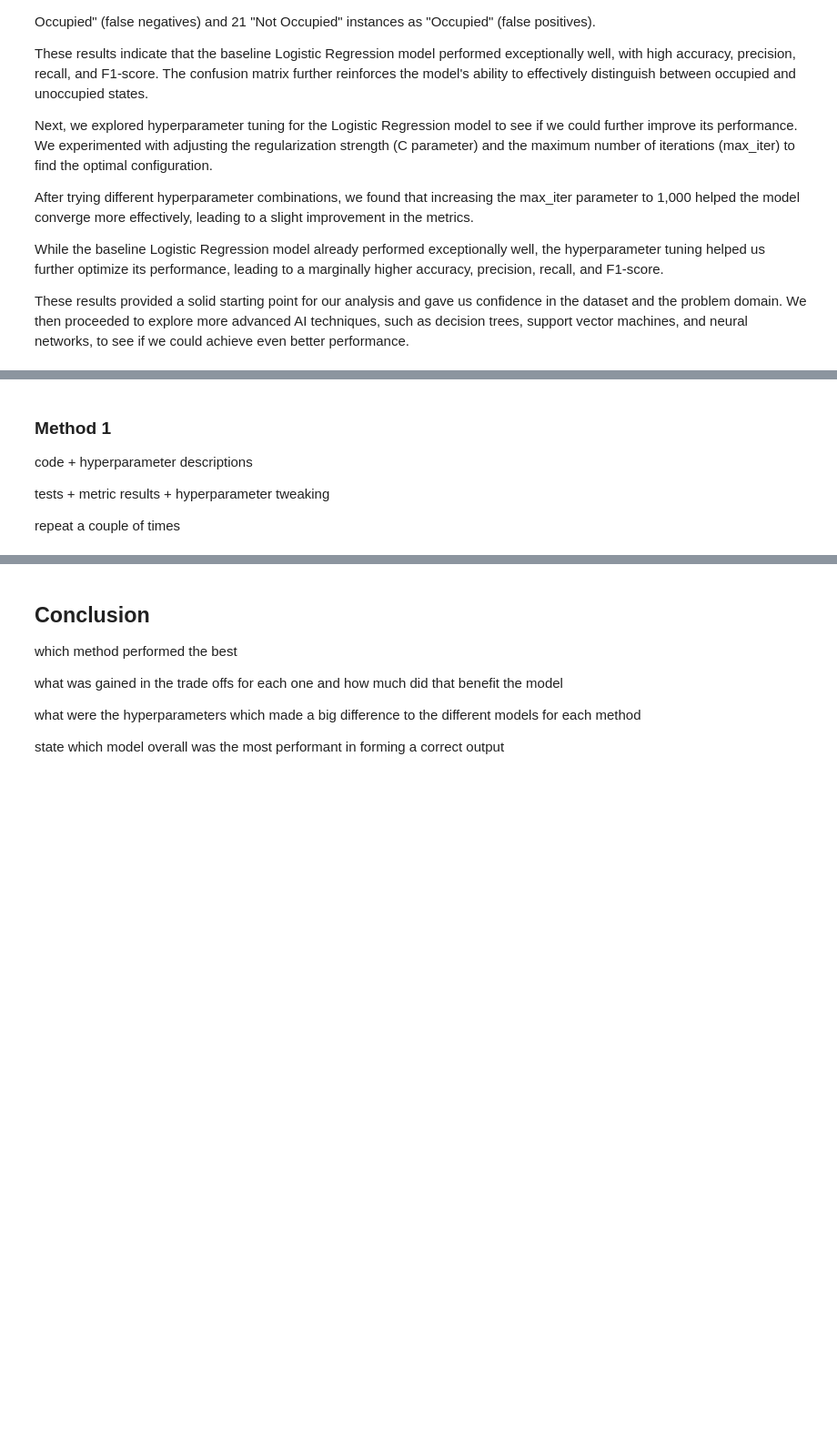
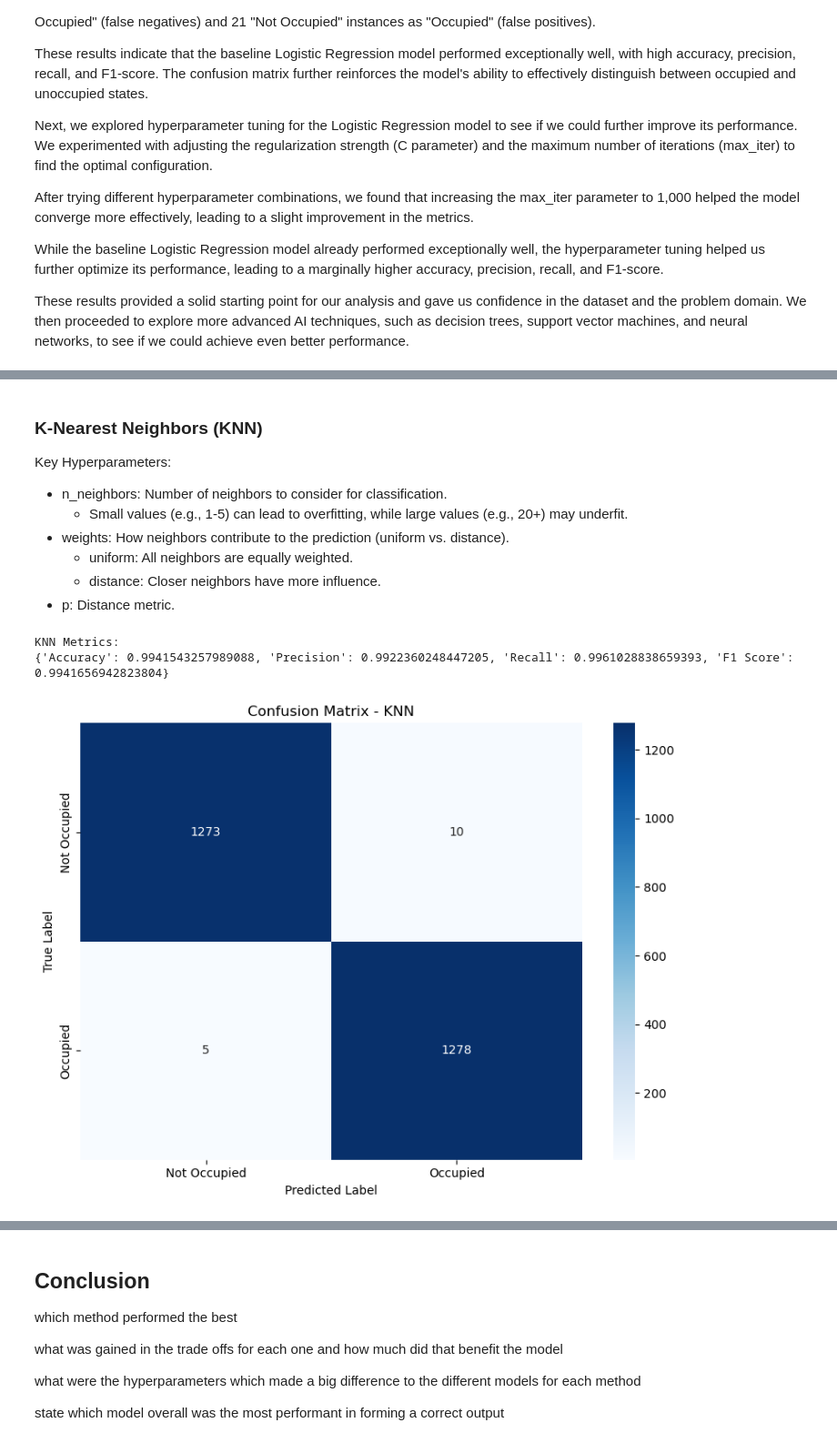
Before and after one commit to X2Abdul/IN3062-AI-Coursework, a Jupyter notebook: report/Report.ipynb, the cells around one changed output, grey strips where cells are left out. Shown at 91% size. Drawn from its saved outputs; the diff is of its cells as text; code cells hidden in the pictures; blank space fills up the shorter version.

Commit message:
updated report for models

```diff
--- a/report/Report.ipynb
+++ b/report/Report.ipynb
@@ -413,8 +592,22 @@ discuss the models strengths and weaknesses for our dataset
 # %% [markdown]
-### **Method 1**
+### **K-Nearest Neighbors (KNN)**
 
-code + hyperparameter descriptions
+Key Hyperparameters:
 
-tests + metric results + hyperparameter tweaking
-
-repeat a couple of times
+- n_neighbors: Number of neighbors to consider for classification.
+  - Small values (e.g., 1-5) can lead to overfitting, while large values (e.g., 20+) may underfit.
+- weights: How neighbors contribute to the prediction (uniform vs. distance).
+  - uniform: All neighbors are equally weighted.
+  - distance: Closer neighbors have more influence.
+- p: Distance metric.
+# %%
+# KNN
+knn_model = train_knn(X_train, y_train)
+knn_metrics, knn_preds = evaluate_classification_model(knn_model, X_test, y_test)
+print("KNN Metrics:")
+print(knn_metrics)
+plot_confusion_matrix(y_test, knn_preds, "KNN")
+# %% [output]
+KNN Metrics:
+{'Accuracy': 0.9941543257989088, 'Precision': 0.9922360248447205, 'Recall': 0.9961028838659393, 'F1 Score': 0.9941656942823804}
+[figure, added]
```
Also changed, not shown: parts of 6 cells of this notebook.
